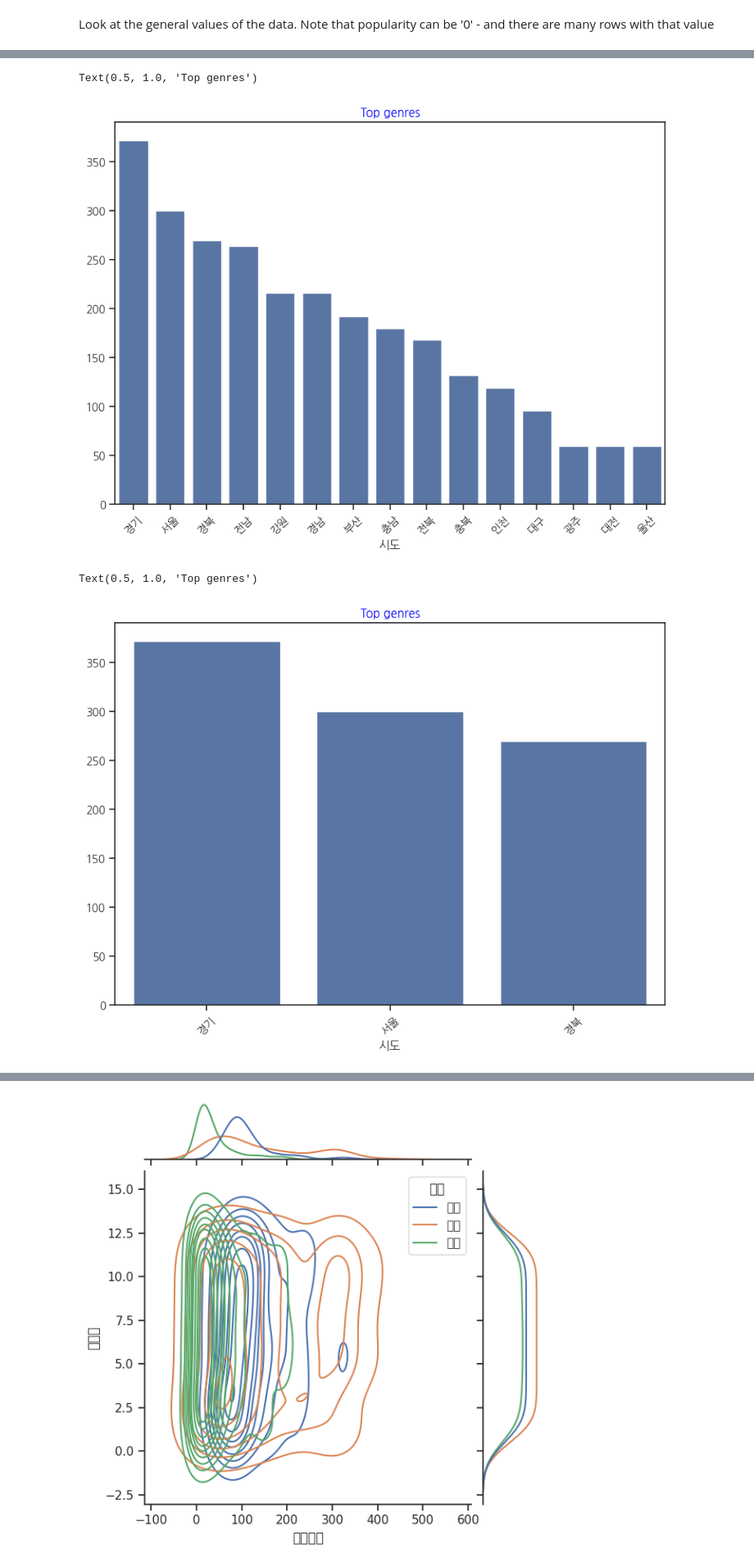
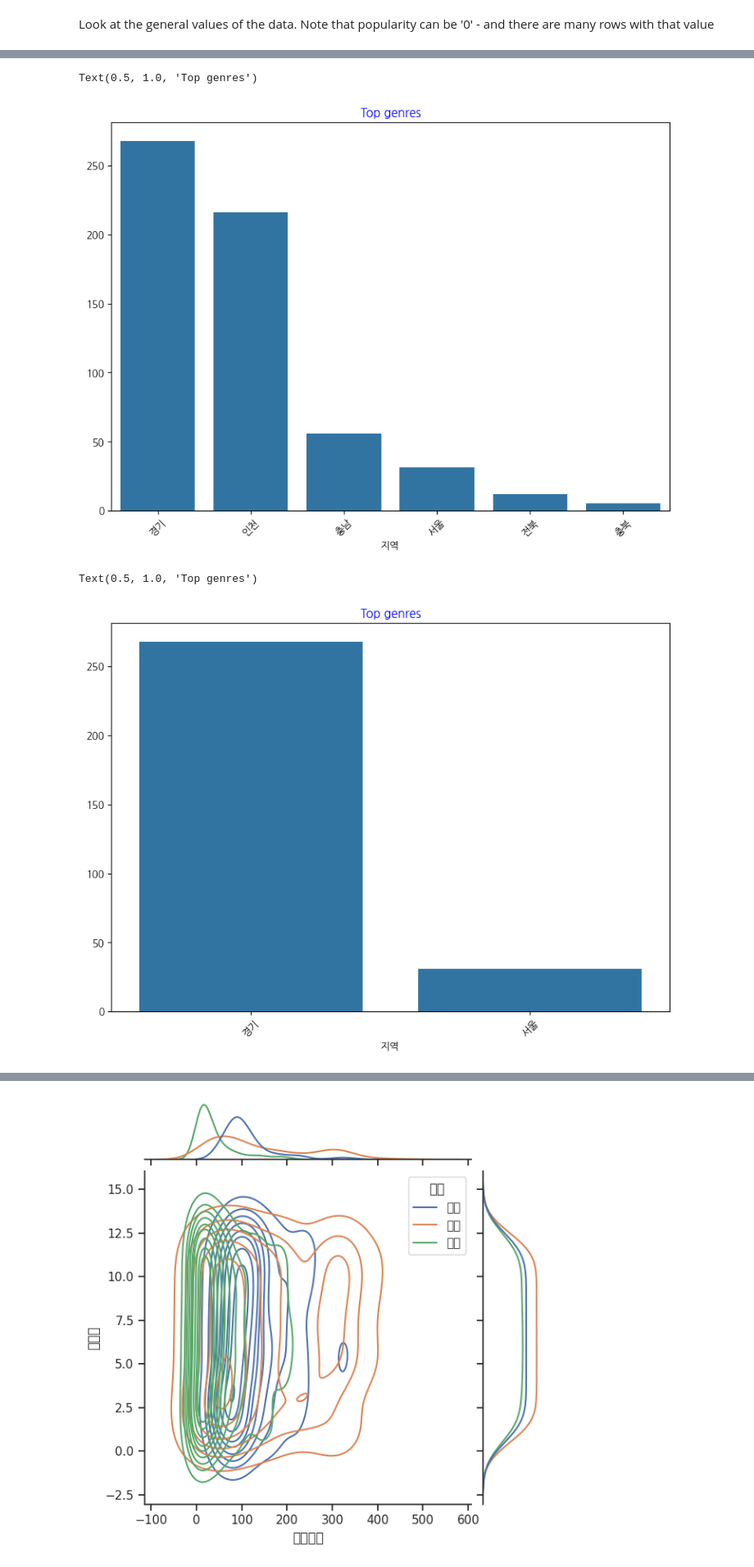
Before and after one commit to Konkuk-Univ-Glocal-Campus/ml202401-midterm-SyouSB, a Jupyter notebook: ml_midterm.ipynb, the cells around one changed output, grey strips where cells are left out. Shown at 82% size. Drawn from its saved outputs; the diff is of its cells as text; code cells hidden in the pictures.

```diff
--- a/ml_midterm.ipynb
+++ b/ml_midterm.ipynb
@@ -20,6 +37,7 @@ import pandas as pd
 # append the song data from nigerian-songs.csv.
 # Load up a dataframe with some data about the songs.
 
-df = pd.read_csv("./도로교통공단_시군구별 월별 교통사고 통계_20221231.csv")
+# df = pd.read_csv("./도로교통공단_시군구별 월별 교통사고 통계_20221231.csv")
+df = pd.read_csv("./한국환경공단_도로 재비산먼지 측정 정보_20240331.csv")
 df.head()
 # %% [output]
@@ -79,25 +103,31 @@ df.describe()
 
 import seaborn as sns
 
-top = df['시도'].value_counts()
+# top = df['시도'].value_counts()
+top = df['지역'].value_counts()
 plt.figure(figsize=(10,7))
 sns.barplot(x=top[:15].index,y=top[:15].values)
 plt.xticks(rotation=45)
 plt.title('Top genres',color = 'blue')
 # %% [output]
 Text(0.5, 1.0, 'Top genres')
-[figure, old version]
+[figure, new version]
 # %%
-df = df[(df['시도'] == '서울') | (df['시도'] == '경기') | (df['시도'] == '경북')]
-df = df[(df['사고건수'] > 0)]
-top = df['시도'].value_counts()
+# df = df[(df['시도'] == '서울') | (df['시도'] == '경기') | (df['시도'] == '경북')]
+# df = df[(df['사고건수'] > 0)]
+# top = df['시도'].value_counts()
+
+df = df[(df['지역'] == '서울') | (df['지역'] == '경기') | (df['지역'] == '경북')]
+df = df[(df['재비산먼지 평균농도'] > 0)]
+top = df['지역'].value_counts()
+
 plt.figure(figsize=(10,7))
 sns.barplot(x=top.index,y=top.values)
 plt.xticks(rotation=45)
 plt.title('Top genres',color = 'blue')
 # %% [output]
 Text(0.5, 1.0, 'Top genres')
-[figure, old version]
+[figure, new version]
 # %%
 # do a quick test to see if the data correlates in any particularly strong way
 
```
Also changed, not shown: parts of 6 cells of this notebook.
